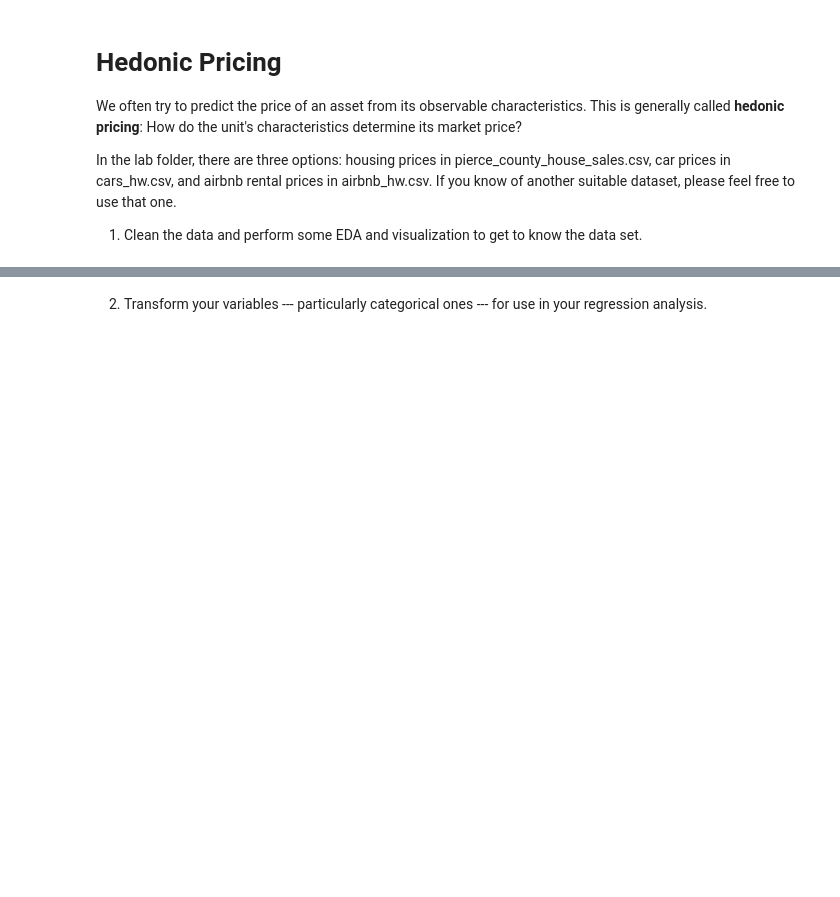
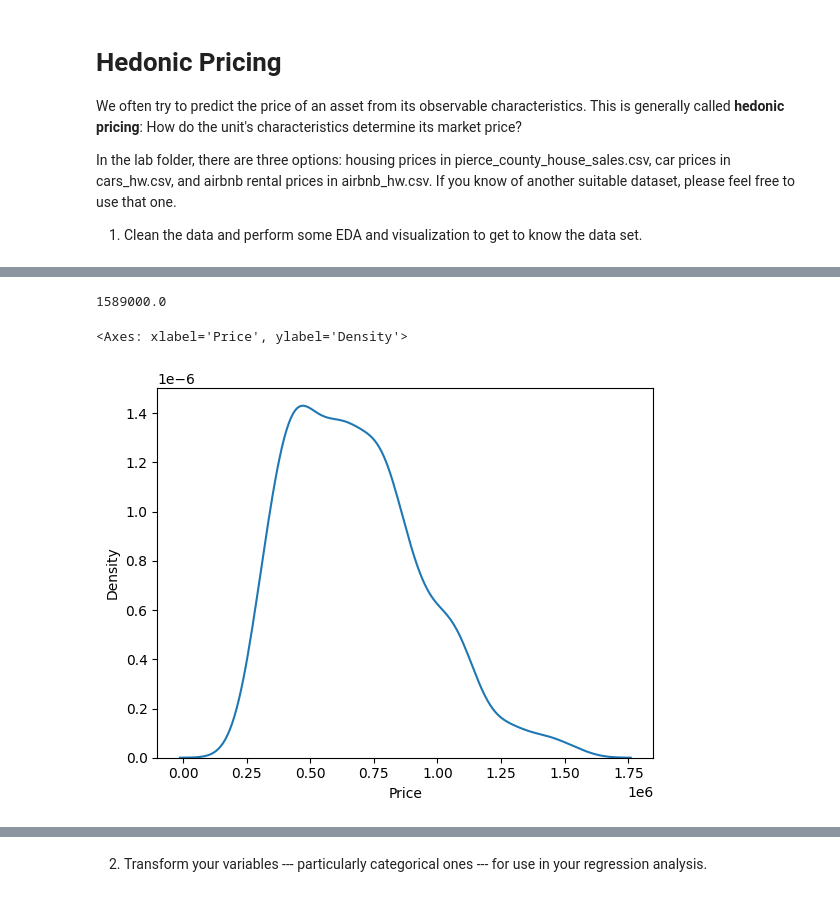
Before and after one commit to JuliaPPfeiffer/labs, a Jupyter notebook: 04_hedonic_pricing/04_hedonic_pricing.ipynb, the cells around one changed output, grey strips where cells are left out. Saved outputs shown, nothing was run; the diff lists cells and outputs as text; code cells hidden in the pictures; blank space fills up the shorter version.

```diff
--- a/04_hedonic_pricing/04_hedonic_pricing.ipynb
+++ b/04_hedonic_pricing/04_hedonic_pricing.ipynb
@@ -19,0 +73,15 @@ df.head()
+# %%
+# remove extreme outliers (very high prices)
+import numpy as np
+q95 = np.quantile( df['Price'],.95)
+print(q95)
+# keep prices below the .90 quantile
+keep = df['Price'] < q95
+# locator function
+df = df.loc[keep,:]
+df.describe()
+sns.kdeplot(data=df,x='Price')
+# %% [output]
+1589000.0
+<Axes: xlabel='Price', ylabel='Density'>
+[figure, added]
```
Also changed, not shown: parts of 10 cells of this notebook.
